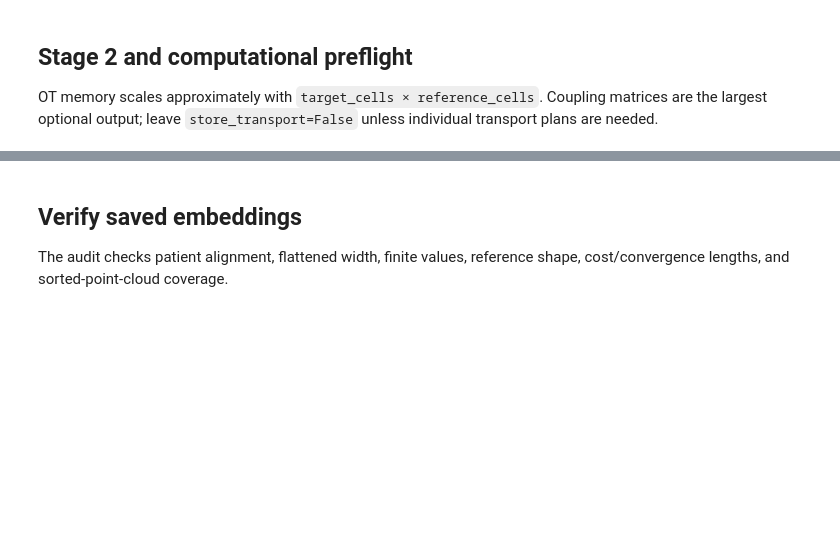
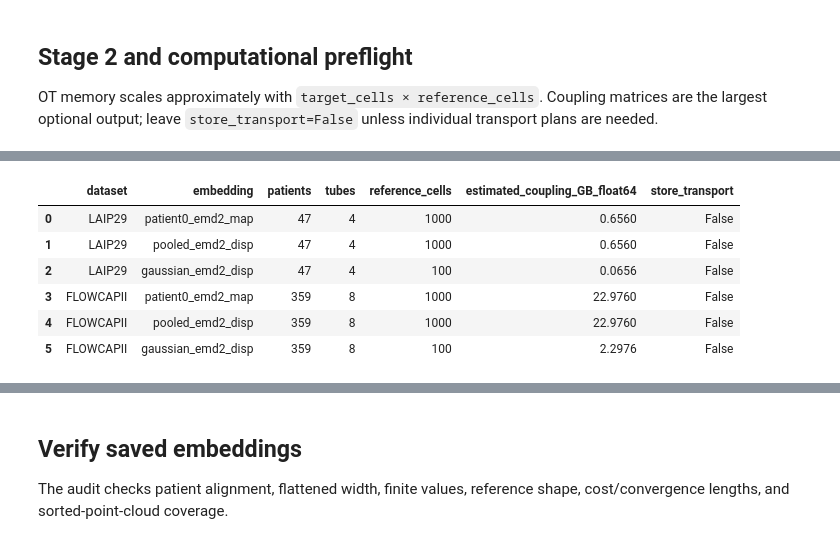
Before and after one commit to naqibUVa/FlowLOT_v1, a Jupyter notebook: notebooks/03_lot_embeddings.ipynb, the cells around one changed output, grey strips where cells are left out. Drawn from its saved outputs; the diff is of its cells as text; code cells hidden in the pictures; blank space fills up the shorter version.

Commit message:
Update FlowLOT pipeline and notebook workflows

```diff
--- a/notebooks/03_lot_embeddings.ipynb
+++ b/notebooks/03_lot_embeddings.ipynb
@@ -72,27 +87,63 @@ else:
 
 OT memory scales approximately with `target_cells × reference_cells`. Coupling matrices are the largest optional output; leave `store_transport=False` unless individual transport plans are needed.
 # %%
+if not STAGE2.exists():
+    raise FileNotFoundError(
+        f'Stage 2 file is not available: {STAGE2}. Run notebook 02 first.'
+    )
+
 inventories, initial_issues = audit_stage2(STAGE2)
 display(initial_issues)
-assert initial_issues.empty, 'Correct Stage 2 errors before computing LOT'
-processed = inventories['preprocess'].query(
-    'dataset == @DATASET and cell_count == @CELL_COUNT and preprocess == @PREPROCESS'
-)
-assert not processed.empty, 'Requested preprocess group was not found'
+if not initial_issues.empty:
+    raise RuntimeError('Stage 2 audit failed; fix the reported errors before computing LOT')
+
+all_processed = inventories['preprocess']
+availability_rows = []
+ACTIVE_CONFIGS = []
+for dataset in DATASETS:
+    for preprocess in PREPROCESS_BY_DATASET.get(dataset, ['1']):
+        processed = all_processed.query(
+            'dataset == @dataset and cell_count == @CELL_COUNT and preprocess == @preprocess'
+        )
+        if processed.empty:
+            available_in_stage2 = dataset in set(all_processed['dataset'])
+            reason = (
+                f'{preprocess!r} is unavailable for cell count {CELL_COUNT!r}'
+                if available_in_stage2 else 'Dataset is unavailable in Stage 2'
+            )
+            availability_rows.append({
+                'dataset': dataset, 'preprocess': preprocess,
+                'status': 'unavailable', 'message': reason,
+            })
+            continue
+        ACTIVE_CONFIGS.append((dataset, preprocess))
+        availability_rows.append({
+            'dataset': dataset, 'preprocess': preprocess, 'status': 'available',
+            'message': f'{processed["patient_id"].nunique()} patients, {processed["tube"].nunique()} tubes',
+        })
+
+availability = pd.DataFrame(availability_rows)
+display(availability)
+if not ACTIVE_CONFIGS:
+    raise FileNotFoundError('No requested dataset/preprocess groups are available')
+
 preflight_rows = []
-for experiment in EXPERIMENTS:
-    reference_cells = experiment['reference_size']
-    coupling_entries = int((processed['n_cells'] * reference_cells).sum())
-    preflight_rows.append({
-        'embedding': experiment['id'], 'patients': processed['patient_id'].nunique(),
-        'tubes': processed['tube'].nunique(), 'reference_cells': reference_cells,
-        'estimated_coupling_GB_float64': coupling_entries * 8 / 1e9,
-        'store_transport': experiment['store_transport'],
-    })
+for dataset, preprocess in ACTIVE_CONFIGS:
+    processed = all_processed.query(
+        'dataset == @dataset and cell_count == @CELL_COUNT and preprocess == @preprocess'
+    )
+    for experiment in EXPERIMENTS:
+        reference_cells = experiment['reference_size']
+        coupling_entries = int((processed['n_cells'] * reference_cells).sum())
+        preflight_rows.append({
+            'dataset': dataset, 'preprocess': preprocess, 'embedding': experiment['id'],
+            'patients': processed['patient_id'].nunique(), 'tubes': processed['tube'].nunique(),
+            'reference_cells': reference_cells,
+            'estimated_coupling_GB_float64': coupling_entries * 8 / 1e9,
+            'store_transport': experiment['store_transport'],
+        })
 preflight = pd.DataFrame(preflight_rows)
 display(preflight)
-assert preflight['embedding'].is_unique, 'Experiment IDs must be unique'
-assert all('/' not in value and value.strip() for value in preflight['embedding']), 'IDs must be non-empty HDF5 keys without slashes'
-for experiment in EXPERIMENTS:
-    if experiment['solver'] == 'hungarian':
-        assert (processed['n_cells'] == experiment['reference_size']).all(), 'Hungarian requires every target and reference to have equal cell counts'
+assert preflight.groupby(['dataset', 'preprocess'])['embedding'].nunique().eq(len(EXPERIMENTS)).all()
+assert all('/' not in value and value.strip() for value in preflight['embedding'])
+# %% [output]
@@ -99,3 +155,10 @@ for experiment in EXPERIMENTS:
+|  | dataset | embedding | patients | tubes | reference_cells | estimated_coupling_GB_float64 | store_transport |
+| 0 | LAIP29 | patient0_emd2_map | 47 | 4 | 1000 | 0.6560 | False |
+| 1 | LAIP29 | pooled_emd2_disp | 47 | 4 | 1000 | 0.6560 | False |
+| 2 | LAIP29 | gaussian_emd2_disp | 47 | 4 | 100 | 0.0656 | False |
+| 3 | FLOWCAPII | patient0_emd2_map | 359 | 8 | 1000 | 22.9760 | False |
+| 4 | FLOWCAPII | pooled_emd2_disp | 359 | 8 | 1000 | 22.9760 | False |
+| 5 | FLOWCAPII | gaussian_emd2_disp | 359 | 8 | 100 | 2.2976 | False |
 # %% [markdown]
 ## Compute and save embeddings
 
```
Also changed, not shown: parts of 12 cells of this notebook, 15 other files.
